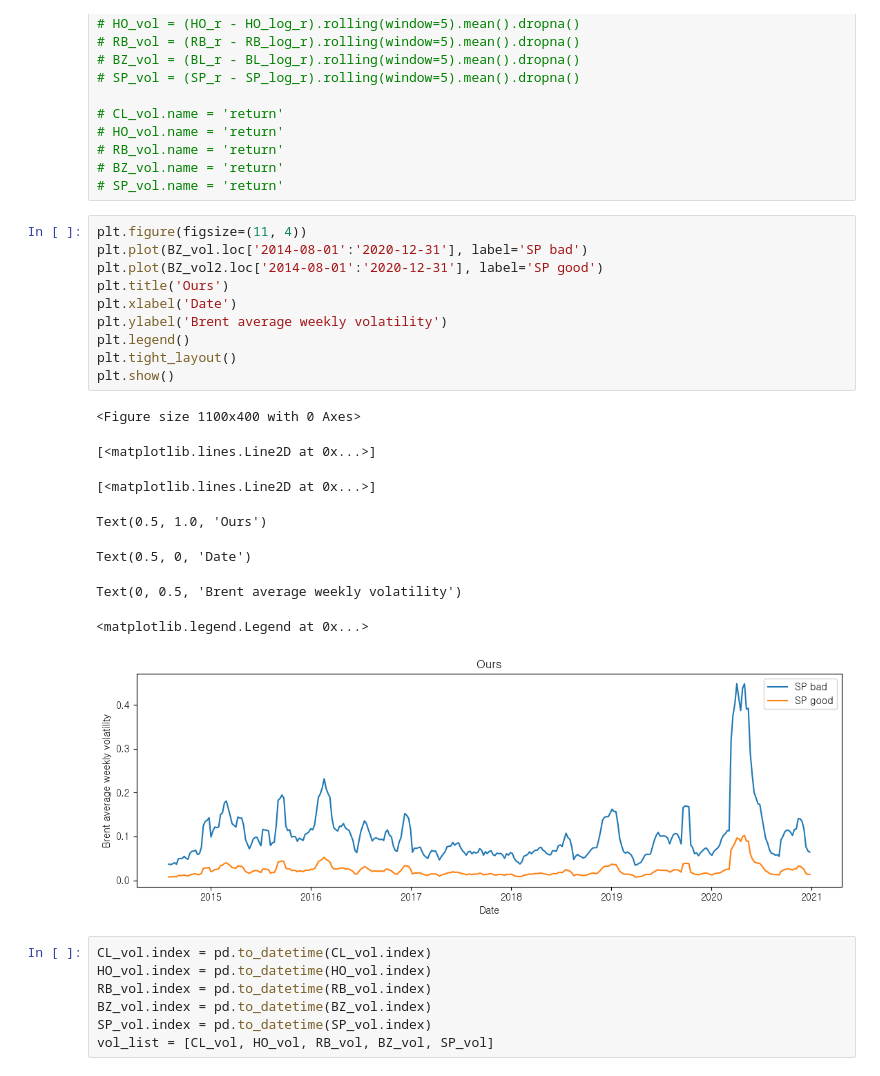
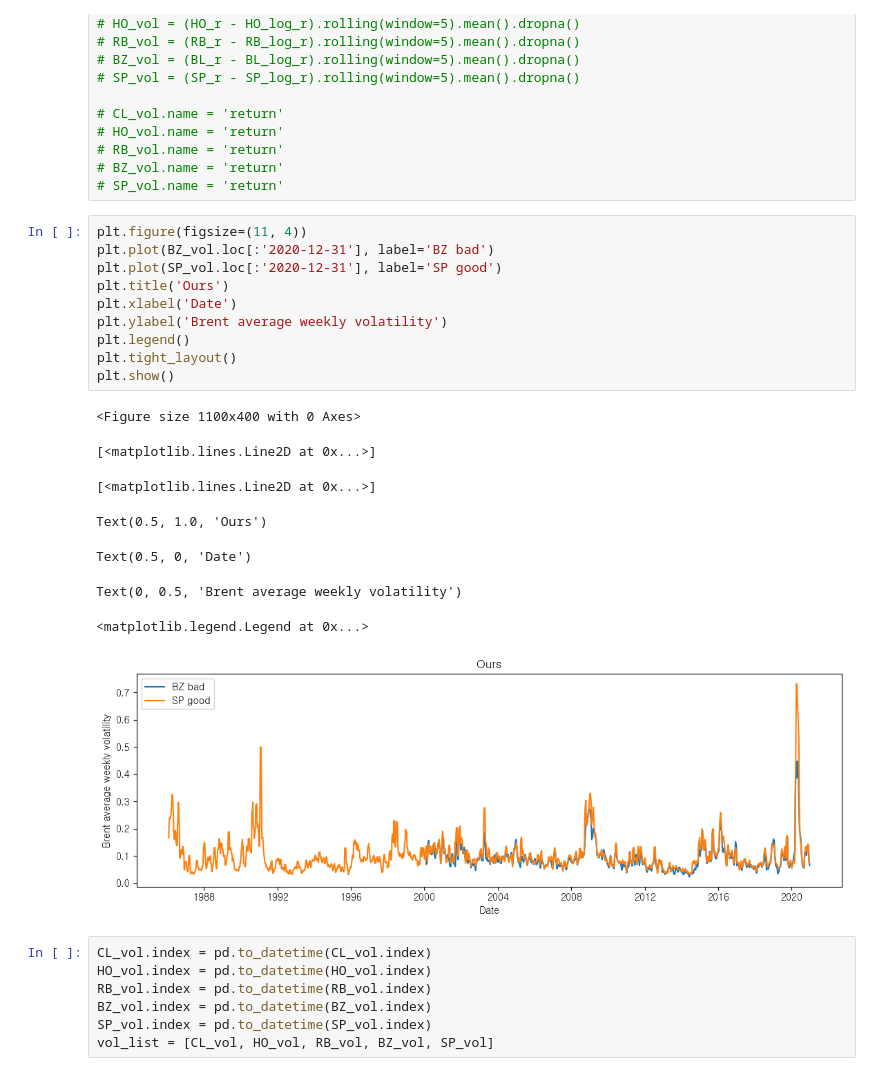
Before and after one commit to kimjuhwan1234/Volatility_Forecasting, a Jupyter notebook: preprocessing.ipynb, the cells around one changed output. Cells and saved outputs as stored; diff of their text form.

```diff
--- a/preprocessing.ipynb
+++ b/preprocessing.ipynb
@@ -130,23 +130,23 @@ SP_vol2 = SP['return'].rolling(window=20).std().resample('W-FRI').mean().dropna(
 # SP_vol.name = 'return'
 # %%
 plt.figure(figsize=(11, 4))
-plt.plot(BZ_vol.loc['2014-08-01':'2020-12-31'], label='SP bad')
-plt.plot(BZ_vol2.loc['2014-08-01':'2020-12-31'], label='SP good')
+plt.plot(BZ_vol.loc[:'2020-12-31'], label='BZ bad')
+plt.plot(SP_vol.loc[:'2020-12-31'], label='SP good')
 plt.title('Ours')
 plt.xlabel('Date')
 plt.ylabel('Brent average weekly volatility')
 plt.legend()
 plt.tight_layout()
 plt.show()
 # %% [output]
 <Figure size 1100x400 with 0 Axes>
 [<matplotlib.lines.Line2D at 0x...>]
 [<matplotlib.lines.Line2D at 0x...>]
 Text(0.5, 1.0, 'Ours')
 Text(0.5, 0, 'Date')
 Text(0, 0.5, 'Brent average weekly volatility')
 <matplotlib.legend.Legend at 0x...>
-[figure, old version]
+[figure, new version]
 # %%
 CL_vol.index = pd.to_datetime(CL_vol.index)
 HO_vol.index = pd.to_datetime(HO_vol.index)
```
Also changed, not shown: parts of 1 cell of this notebook, 15 other files.
